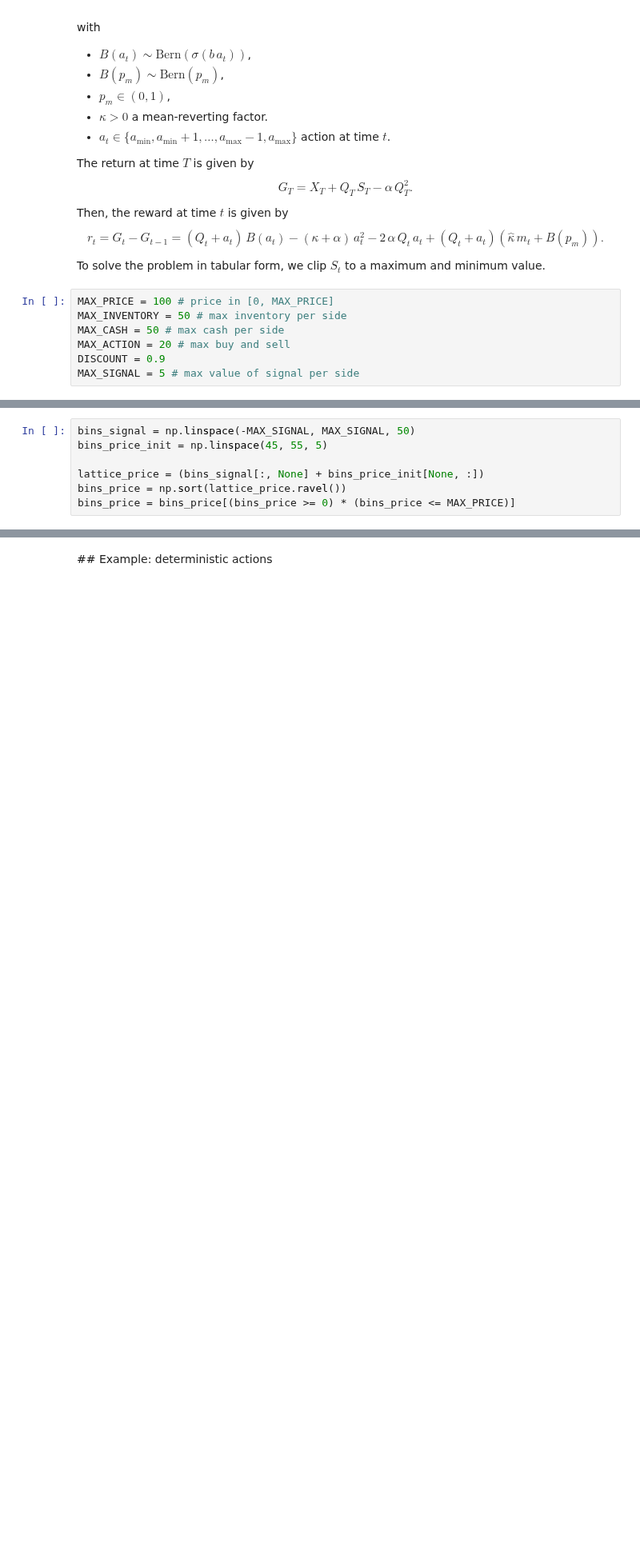
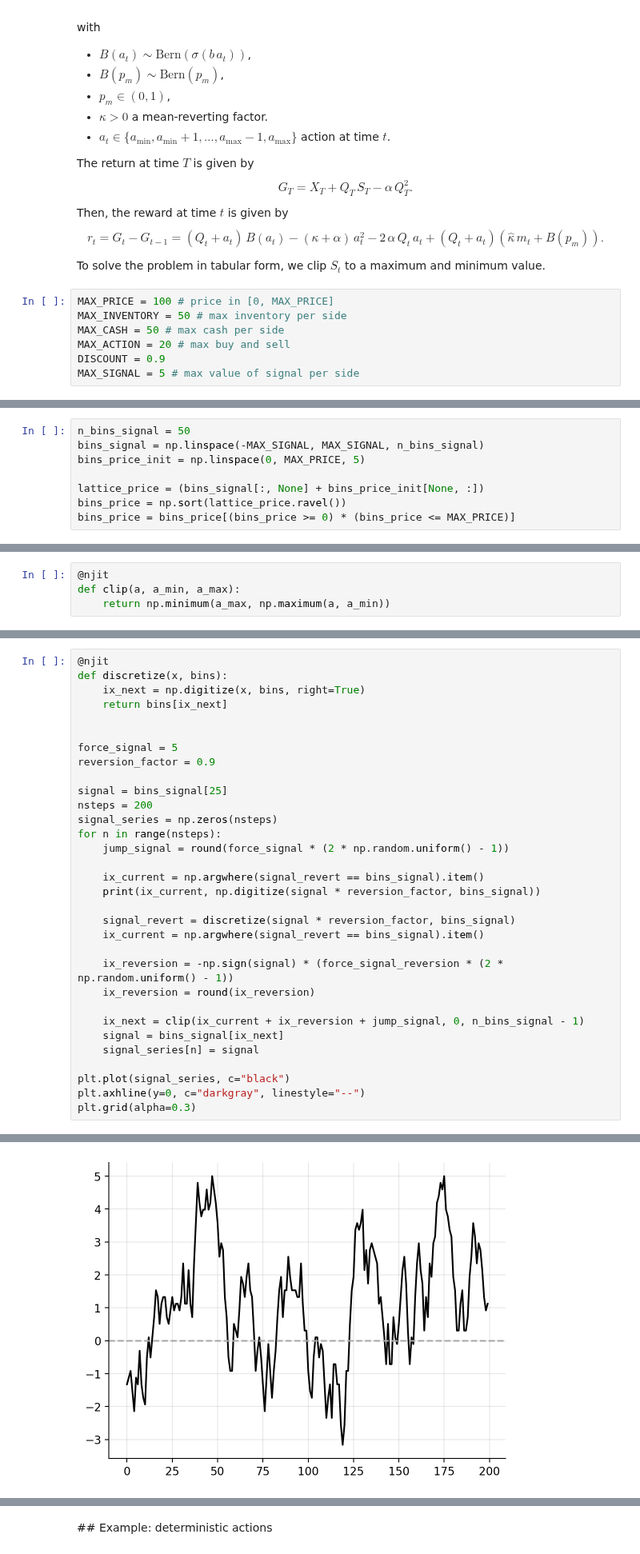
Before and after one commit to sapienzaio/online-ml-finance, a Jupyter notebook: 06-reinforcement-learning/price-impact-signal.ipynb, the cells around one changed output, grey strips where cells are left out. Shown at 80% size. Saved outputs shown, nothing was run; the diff lists cells and outputs as text; blank space fills up the shorter version.

```diff
--- a/06-reinforcement-learning/price-impact-signal.ipynb
+++ b/06-reinforcement-learning/price-impact-signal.ipynb
@@ -79,6 +61,7 @@ np.argwhere(bins_signal == bins_signal[1]).item()
 # %%
-bins_signal = np.linspace(-MAX_SIGNAL, MAX_SIGNAL, 50)
-bins_price_init = np.linspace(45, 55, 5)
+n_bins_signal = 50
+bins_signal = np.linspace(-MAX_SIGNAL, MAX_SIGNAL, n_bins_signal)
+bins_price_init = np.linspace(0, MAX_PRICE, 5)
 
 lattice_price = (bins_signal[:, None] + bins_price_init[None, :])
 bins_price = np.sort(lattice_price.ravel())
@@ -89,0 +69,4 @@ bins_price.shape
+# %%
+@njit
+def clip(a, a_min, a_max):
+    return np.minimum(a_max, np.maximum(a, a_min))
@@ -89,0 +83,33 @@ bins_price.shape
+# %%
+@njit
+def discretize(x, bins):
+    ix_next = np.digitize(x, bins, right=True)
+    return bins[ix_next]
+
+
+force_signal = 5
+reversion_factor = 0.9
+
+signal = bins_signal[25]
+nsteps = 200
+signal_series = np.zeros(nsteps)
+for n in range(nsteps):
+    jump_signal = round(force_signal * (2 * np.random.uniform() - 1))
+
+    ix_current = np.argwhere(signal_revert == bins_signal).item()
+    print(ix_current, np.digitize(signal * reversion_factor, bins_signal))
+
+    signal_revert = discretize(signal * reversion_factor, bins_signal)
+    ix_current = np.argwhere(signal_revert == bins_signal).item()
+
+    ix_reversion = -np.sign(signal) * (force_signal_reversion * (2 * np.random.uniform() - 1))
+    ix_reversion = round(ix_reversion)
+
+    ix_next = clip(ix_current + ix_reversion + jump_signal, 0, n_bins_signal - 1)
+    signal = bins_signal[ix_next]
+    signal_series[n] = signal
+
+plt.plot(signal_series, c="black")
+plt.axhline(y=0, c="darkgray", linestyle="--")
+plt.grid(alpha=0.3)
+# %% [output]
@@ -89,0 +133 @@ bins_price.shape
+[figure, added]
```
Also changed, not shown: parts of 11 cells of this notebook.
